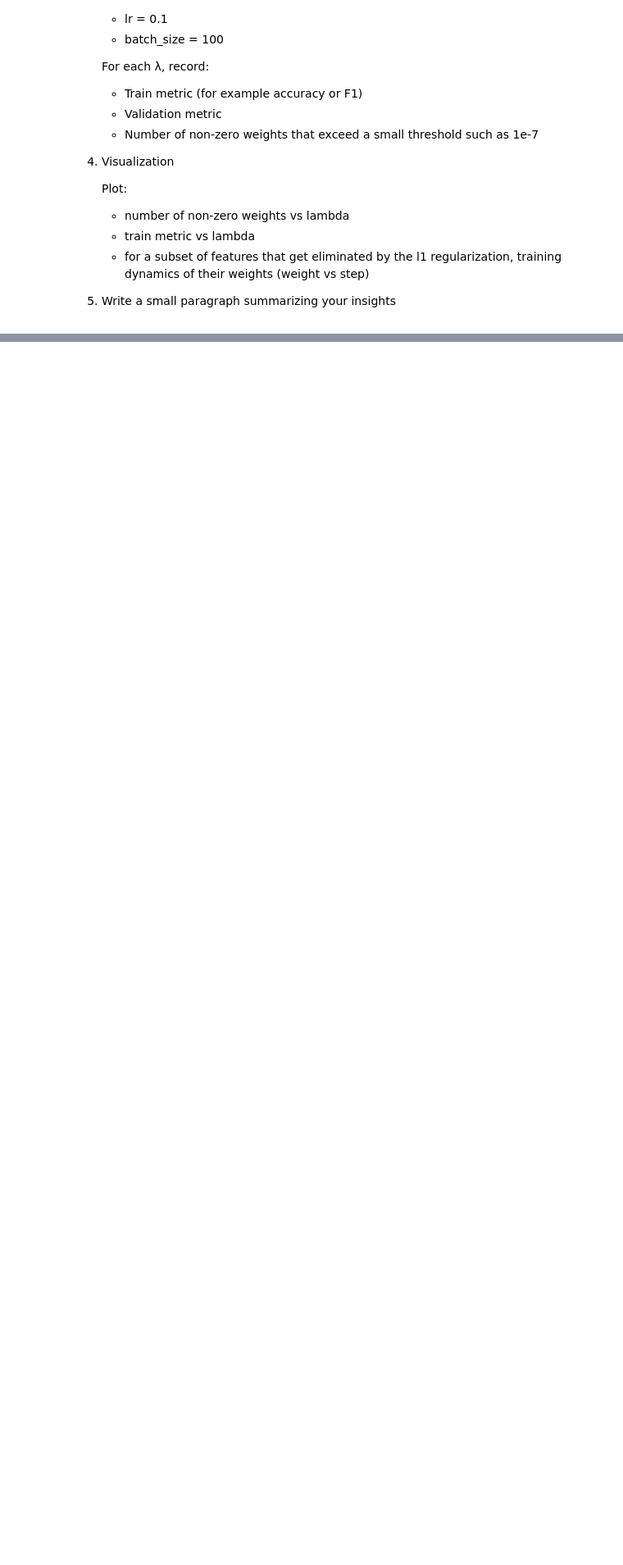
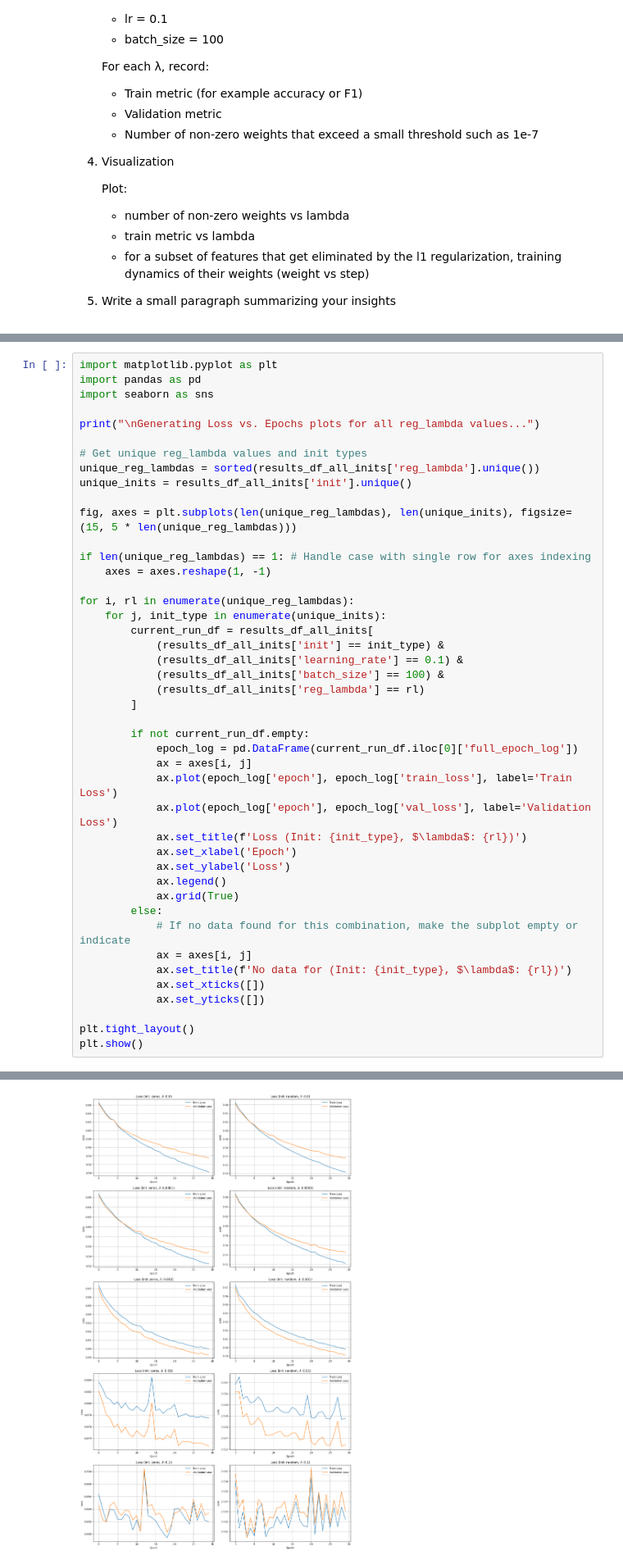
Before and after one commit to NnamdiOdozi/NEBIUS_MAR_2026, a Jupyter notebook: LLM_Architectures,_hometask_1.ipynb, the cells around one changed output, grey strips where cells are left out. Shown at 82% size. Drawn from its saved outputs; the diff is of its cells as text; blank space fills up the shorter version.

```diff
--- a/LLM_Architectures,_hometask_1.ipynb
+++ b/LLM_Architectures,_hometask_1.ipynb
@@ -800,0 +859,45 @@ In contrast, L2 shrinks weights but rarely makes them exactly zero.
+# %%
+import matplotlib.pyplot as plt
+import pandas as pd
+import seaborn as sns
+
+print("\nGenerating Loss vs. Epochs plots for all reg_lambda values...")
+
+# Get unique reg_lambda values and init types
+unique_reg_lambdas = sorted(results_df_all_inits['reg_lambda'].unique())
+unique_inits = results_df_all_inits['init'].unique()
+
+fig, axes = plt.subplots(len(unique_reg_lambdas), len(unique_inits), figsize=(15, 5 * len(unique_reg_lambdas)))
+
+if len(unique_reg_lambdas) == 1: # Handle case with single row for axes indexing
+    axes = axes.reshape(1, -1)
+
+for i, rl in enumerate(unique_reg_lambdas):
+    for j, init_type in enumerate(unique_inits):
+        current_run_df = results_df_all_inits[
+            (results_df_all_inits['init'] == init_type) &
+            (results_df_all_inits['learning_rate'] == 0.1) &
+            (results_df_all_inits['batch_size'] == 100) &
+            (results_df_all_inits['reg_lambda'] == rl)
+        ]
+
+        if not current_run_df.empty:
+            epoch_log = pd.DataFrame(current_run_df.iloc[0]['full_epoch_log'])
+            ax = axes[i, j]
+            ax.plot(epoch_log['epoch'], epoch_log['train_loss'], label='Train Loss')
+            ax.plot(epoch_log['epoch'], epoch_log['val_loss'], label='Validation Loss')
+            ax.set_title(f'Loss (Init: {init_type}, $\lambda$: {rl})')
+            ax.set_xlabel('Epoch')
+            ax.set_ylabel('Loss')
+            ax.legend()
+            ax.grid(True)
+        else:
+            # If no data found for this combination, make the subplot empty or indicate
+            ax = axes[i, j]
+            ax.set_title(f'No data for (Init: {init_type}, $\lambda$: {rl})')
+            ax.set_xticks([])
+            ax.set_yticks([])
+
+plt.tight_layout()
+plt.show()
+# %% [output]
@@ -800,0 +905 @@ In contrast, L2 shrinks weights but rarely makes them exactly zero.
+[figure, added]
```
Also changed, not shown: parts of 28 cells of this notebook.
